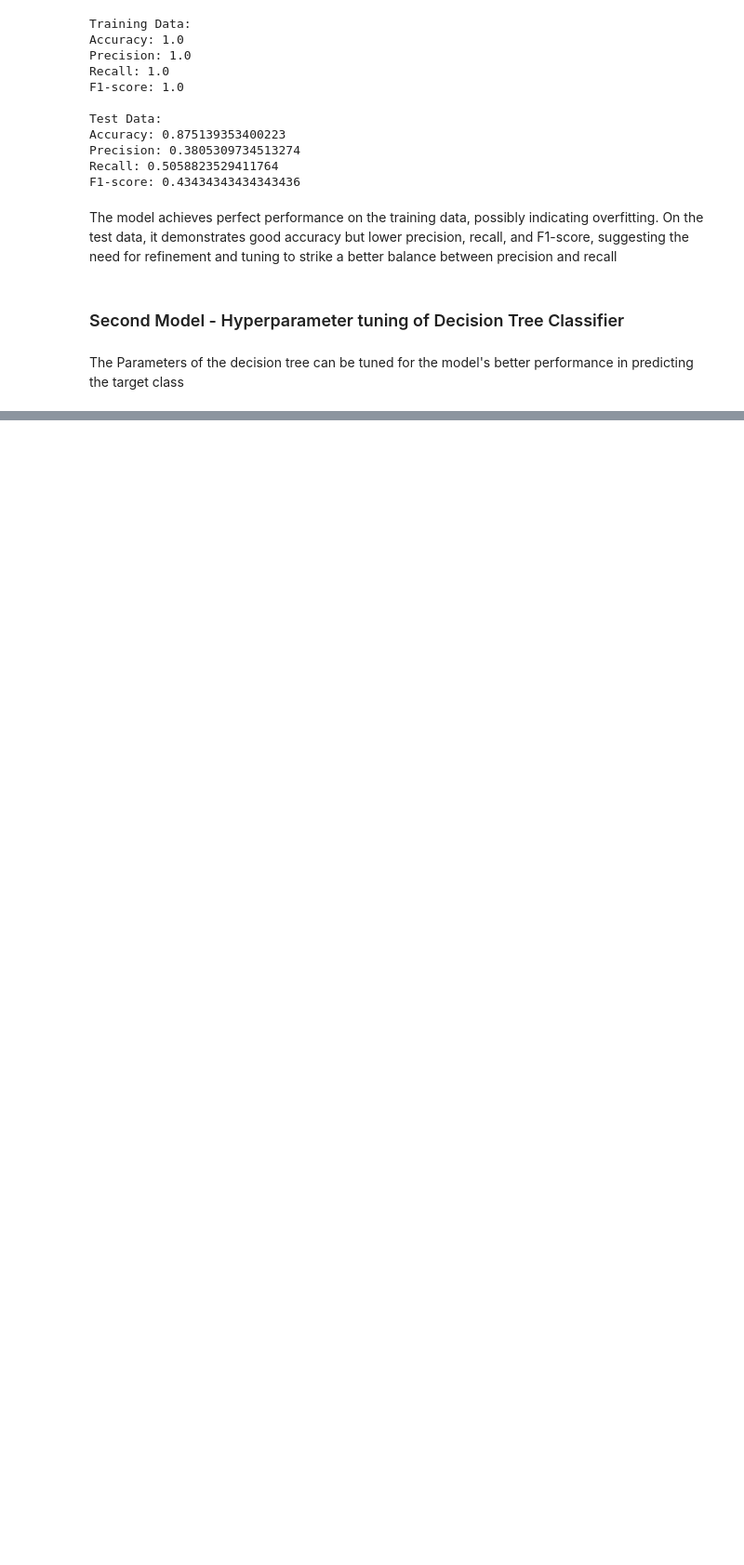
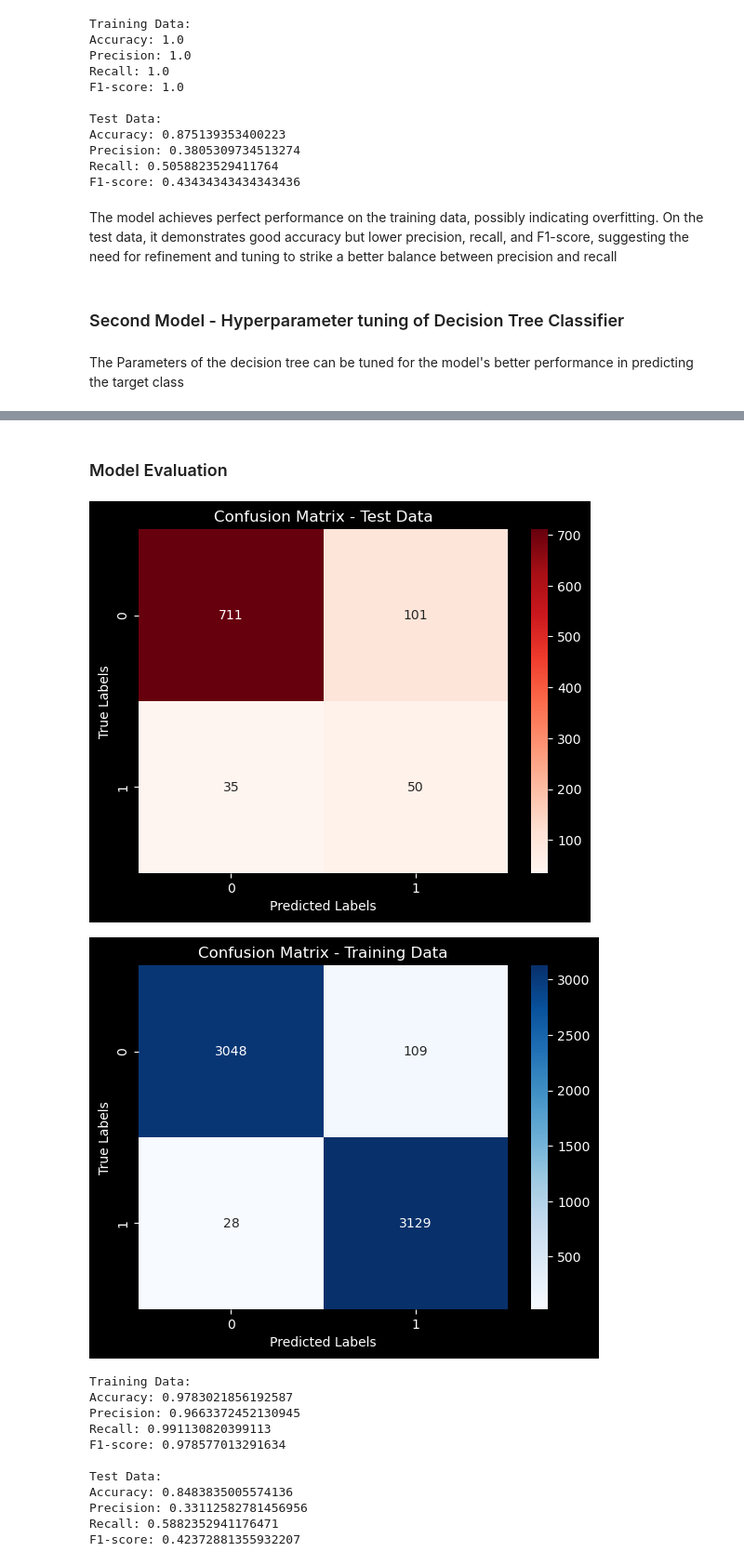
Before and after one commit to marwa9975/CUSTOMER_PURCHASE_PREDICTION, a Jupyter notebook: notebook.ipynb, the cells around one changed output, grey strips where cells are left out. Shown at 93% size. Saved outputs shown, nothing was run; the diff lists cells and outputs as text; code cells hidden in the pictures; blank space fills up the shorter version.

```diff
--- a/notebook.ipynb
+++ b/notebook.ipynb
@@ -746,0 +801,18 @@ The Parameters of the decision tree can be tuned for the model's better performa
+# %% [markdown]
+### Model Evaluation
+# %%
+evaluate_model(grid_search_dt.best_estimator_, X_train_resampled, y_train_resampled, X_test, y_test)
+# %% [output]
+[figure, added]
+[figure, added]
+Training Data:
+Accuracy: 0.9783021856192587
+Precision: 0.9663372452130945
+Recall: 0.991130820399113
+F1-score: 0.978577013291634
+
+Test Data:
+Accuracy: 0.8483835005574136
+Precision: 0.33112582781456956
+Recall: 0.5882352941176471
+F1-score: 0.42372881355932207
```
Also changed, not shown: parts of 5 cells of this notebook.
